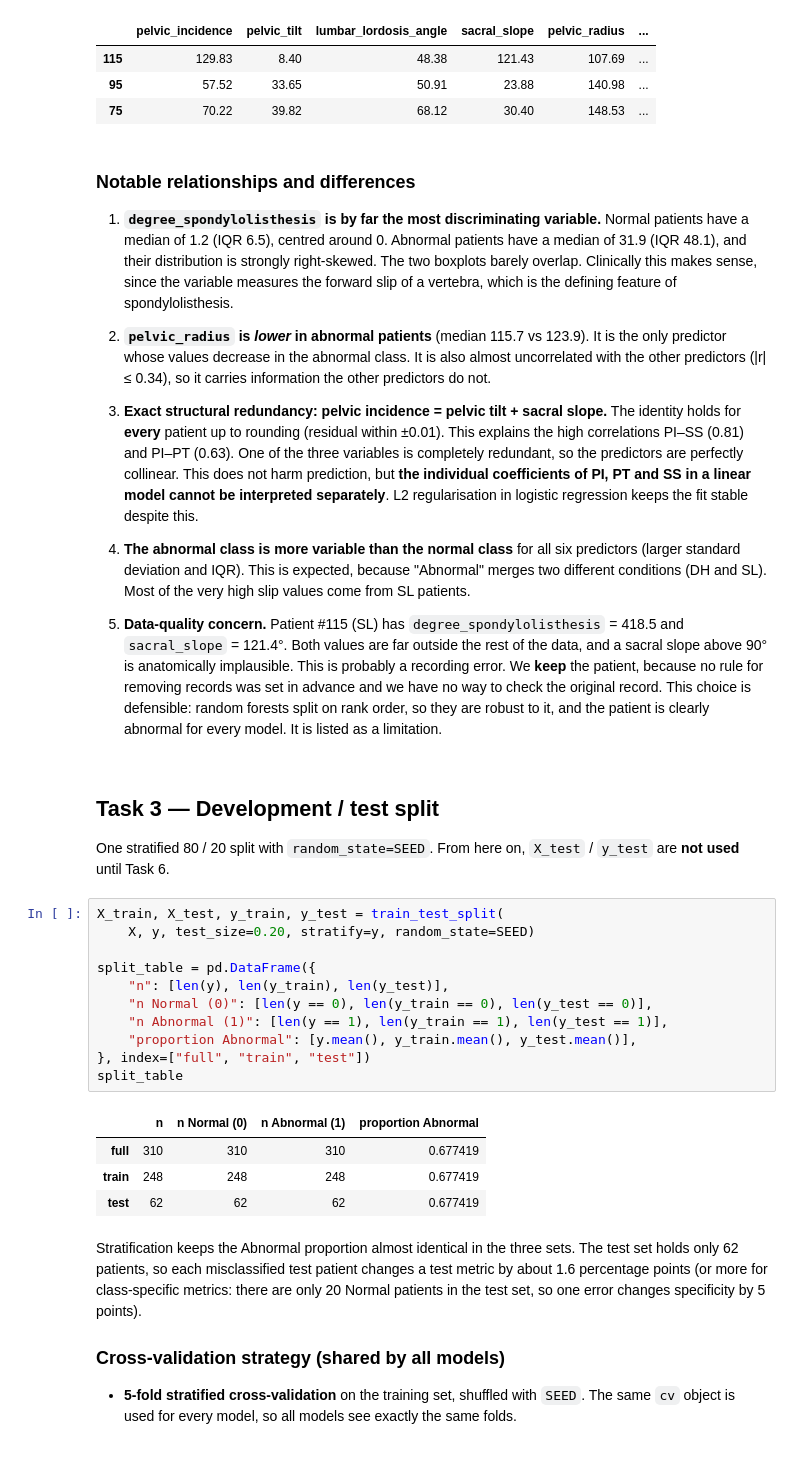
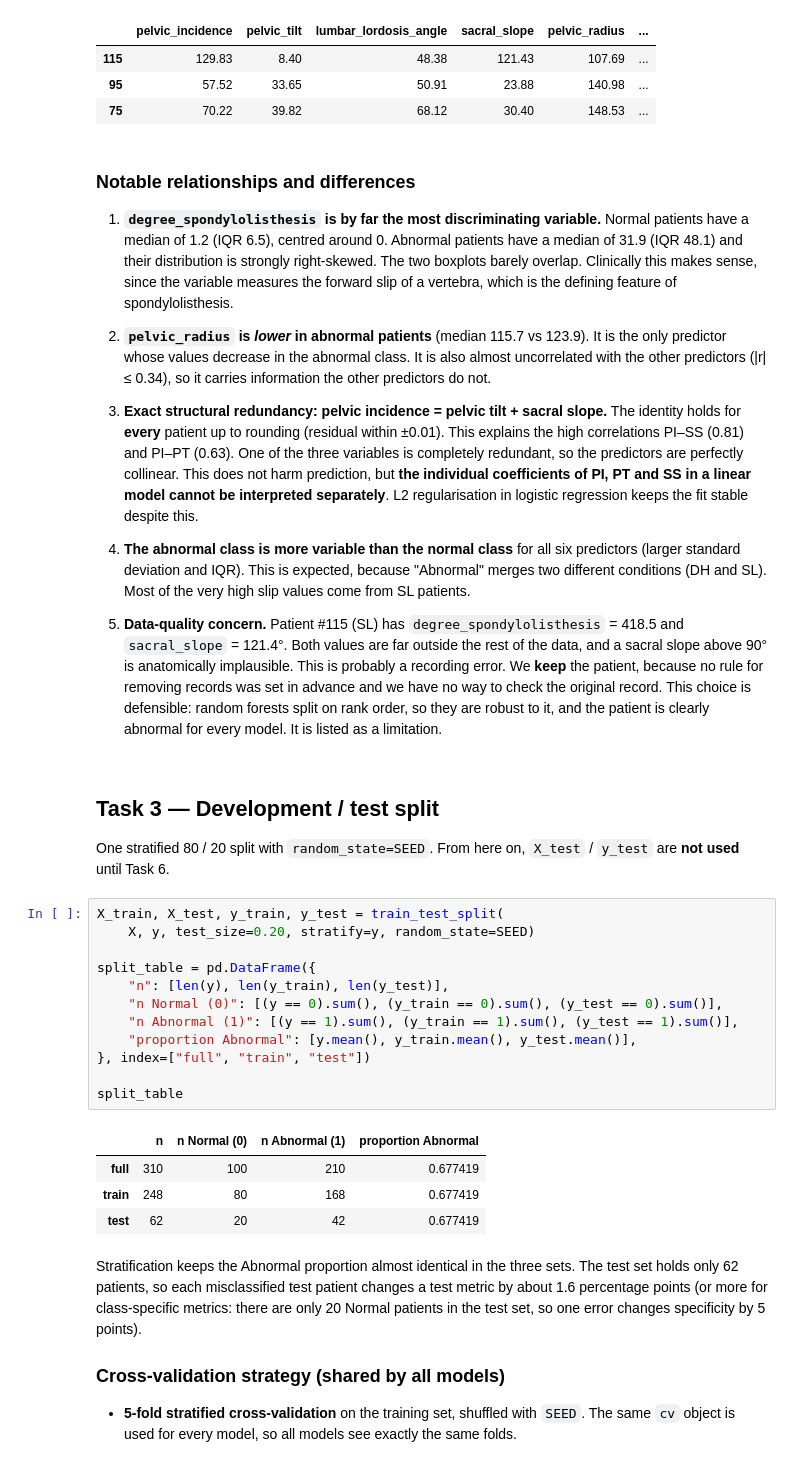
Before and after one commit to silakchhum/inf-gram, a Jupyter notebook: 6_final_project/project.ipynb, the cells around one changed output. Drawn from its saved outputs; the diff is of its cells as text.

```diff
--- a/6_final_project/project.ipynb
+++ b/6_final_project/project.ipynb
@@ -281,7 +281,7 @@ X.sort_values("degree_spondylolisthesis", ascending=False).head(3).join(df["clas
 ### Notable relationships and differences
 
 1. **`degree_spondylolisthesis` is by far the most discriminating variable.** Normal patients have a median of
-   1.2 (IQR 6.5), centred around 0. Abnormal patients have a median of 31.9 (IQR 48.1), and their distribution is
+   1.2 (IQR 6.5), centred around 0. Abnormal patients have a median of 31.9 (IQR 48.1) and their distribution is
    strongly right-skewed. The two boxplots barely overlap. Clinically this makes sense, since the variable measures
    the forward slip of a vertebra, which is the defining feature of spondylolisthesis.
 
@@ -311,19 +311,20 @@ One stratified 80 / 20 split with `random_state=SEED`. From here on, `X_test` /
 # %%
 X_train, X_test, y_train, y_test = train_test_split(
     X, y, test_size=0.20, stratify=y, random_state=SEED)
 
 split_table = pd.DataFrame({
     "n": [len(y), len(y_train), len(y_test)],
-    "n Normal (0)": [len(y == 0), len(y_train == 0), len(y_test == 0)],
-    "n Abnormal (1)": [len(y == 1), len(y_train == 1), len(y_test == 1)],
+    "n Normal (0)": [(y == 0).sum(), (y_train == 0).sum(), (y_test == 0).sum()],
+    "n Abnormal (1)": [(y == 1).sum(), (y_train == 1).sum(), (y_test == 1).sum()],
     "proportion Abnormal": [y.mean(), y_train.mean(), y_test.mean()],
 }, index=["full", "train", "test"])
+
 split_table
 # %% [output]
 |  | n | n Normal (0) | n Abnormal (1) | proportion Abnormal |
-| full | 310 | 310 | 310 | 0.677419 |
-| train | 248 | 248 | 248 | 0.677419 |
-| test | 62 | 62 | 62 | 0.677419 |
+| full | 310 | 100 | 210 | 0.677419 |
+| train | 248 | 80 | 168 | 0.677419 |
+| test | 62 | 20 | 42 | 0.677419 |
 # %% [markdown]
 Stratification keeps the Abnormal proportion almost identical in the three sets. The test set holds only
 62 patients, so each misclassified test patient changes a test metric by about 1.6 percentage points (or more for
```
Also changed, not shown: parts of 19 cells of this notebook.
